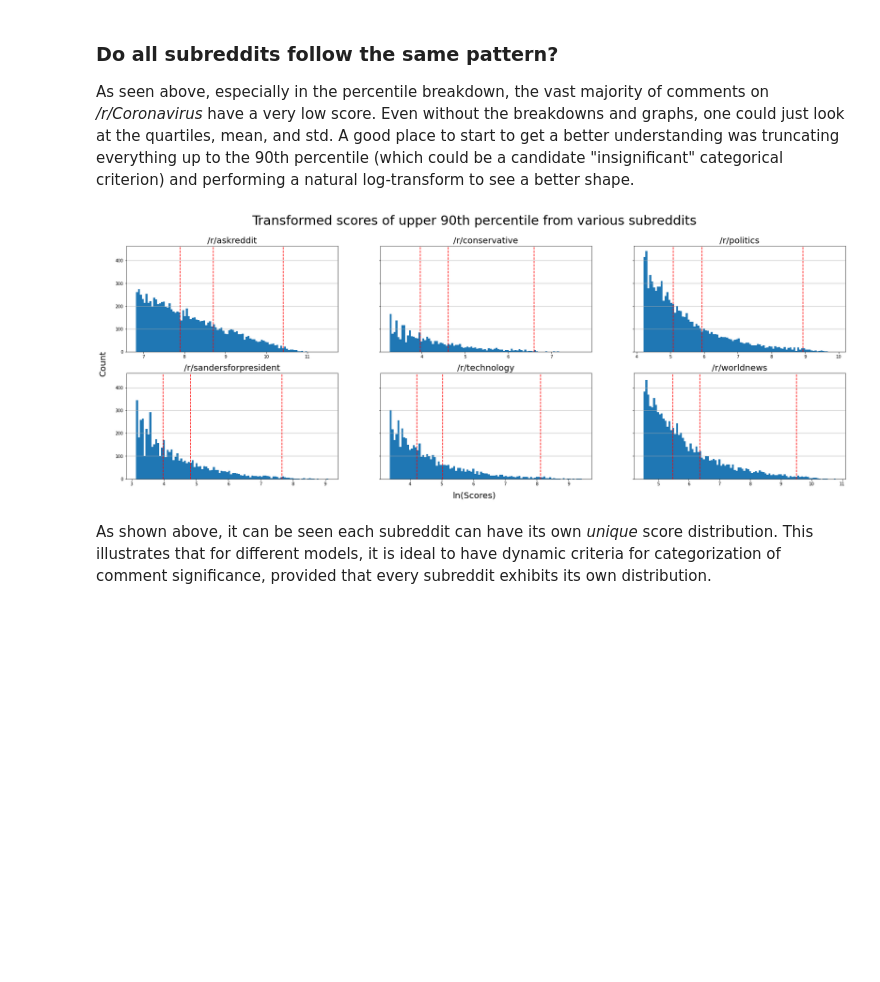
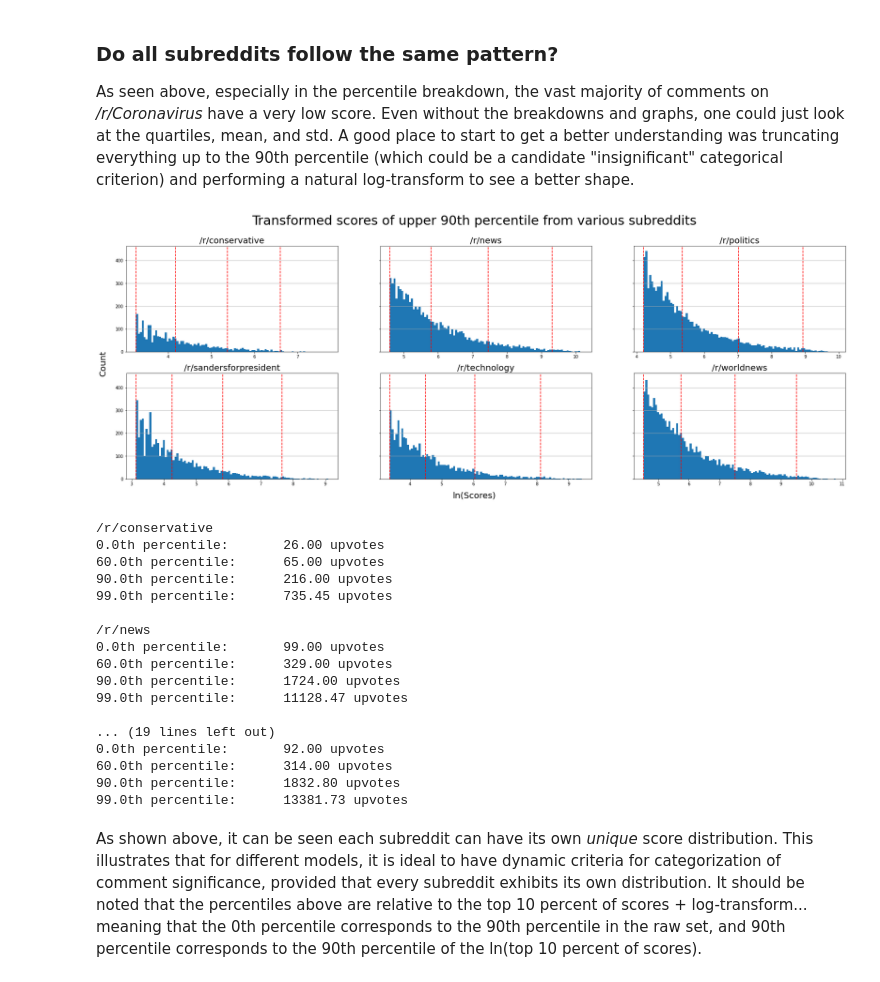
Before and after one commit to sidNan21/Reddit-Popularity-Prediction, a Jupyter notebook: notebooks/playground.ipynb, the cells around one changed output. Drawn from its saved outputs; the diff is of its cells as text; code cells hidden in the pictures; blank space fills up the shorter version.

Commit message:
more categorization stuff

```diff
--- a/notebooks/playground.ipynb
+++ b/notebooks/playground.ipynb
@@ -74,11 +74,11 @@ As seen above, especially in the percentile breakdown, the vast majority of comm
 # %%
 # subreddits to look at...
 subreddits = [
-    'askreddit',
+#     'askreddit',
     'conservative',
 #     'funny',
 #     'gaming',
-#     'news',
+    'news',
 #     'pics',
     'politics',
     'sandersforpresident',
@@ -111,32 +111,60 @@ for sub in subreddits:
 # %%
 # note that the 90th percentile is already omitted, as we truncated the data beforehand
 categories = {
-    'UNREMARKABLE' : 50.0,
-    'INTERESTING'  : 75.0,
-    'POPULAR'      : 99.0,
+    'INSIGNIFICANT':  0.0,
+    'SIGNIFICANT'  : 60.0,
+    'POPULAR'      : 90.0,
+    'VERY POPULAR' : 99.0
 }
 
 # plots (work with 10 subreddits)
 fig, axs = plt.subplots(2, len(subreddits)//2, figsize=(30, 10), sharey=True)
 i, bins = 0, 100
 for r in range(axs.shape[0]):
     for c in range(axs.shape[1]):
         # natural log-transform
         d = np.log(data[i])
         axs[r,c].hist(d, bins)
         # set boundary lines
         for p in categories.values():
             axs[r,c].axvline(np.percentile(d, p), ls='--', color='r')
         axs[r,c].grid(axis='y')
         axs[r,c].set_title('/r/{0}'.format(subreddits[i]), fontsize=20)
         i += 1
 
 fig.suptitle('Transformed scores of upper {0}th percentile from various subreddits'
              .format(P), fontsize=30)
 fig.text(0.5, 0.07, 'ln(Scores)', ha='center', va='center', fontsize=20)
 fig.text(0.1, 0.5, 'Count', ha='center', va='center', rotation='vertical', fontsize=20)
 plt.show()
+
+# show raw score boundaries (undo transformation)
+for i in range(len(data)):
+    print('/r/{0}'.format(subreddits[i]))
+    for c in categories.values():
+        print('{0}th percentile:\t{1:.2f} upvotes'.format(
+            # get score of transformed percentile, undo transform
+            c, np.exp(np.percentile(np.log(data[i]), c))
+        ))
+    print()
 # %% [output]
-[figure, old version]
+[figure, new version]
+/r/conservative
+0.0th percentile:       26.00 upvotes
+60.0th percentile:      65.00 upvotes
+90.0th percentile:      216.00 upvotes
+99.0th percentile:      735.45 upvotes
+
+/r/news
+0.0th percentile:       99.00 upvotes
+60.0th percentile:      329.00 upvotes
+90.0th percentile:      1724.00 upvotes
+99.0th percentile:      11128.47 upvotes
+
+... (19 lines left out)
+0.0th percentile:       92.00 upvotes
+60.0th percentile:      314.00 upvotes
+90.0th percentile:      1832.80 upvotes
+99.0th percentile:      13381.73 upvotes
 # %% [markdown]
-As shown above, it can be seen each subreddit can have its own _unique_ score distribution. This illustrates that for different models, it is ideal to have dynamic criteria for categorization of comment significance, provided that every subreddit exhibits its own distribution.
+As shown above, it can be seen each subreddit can have its own _unique_ score distribution. This illustrates that for different models, it is ideal to have dynamic criteria for categorization of comment significance, provided that every subreddit exhibits its own distribution. It should be noted that the percentiles above are relative to the top 10 percent of scores + log-transform... meaning that the 0th percentile corresponds to the 90th percentile in the raw set, and 90th percentile corresponds to the 90th percentile of the ln(top 10 percent of scores).
```
Also changed, not shown: parts of 1 cell of this notebook.
